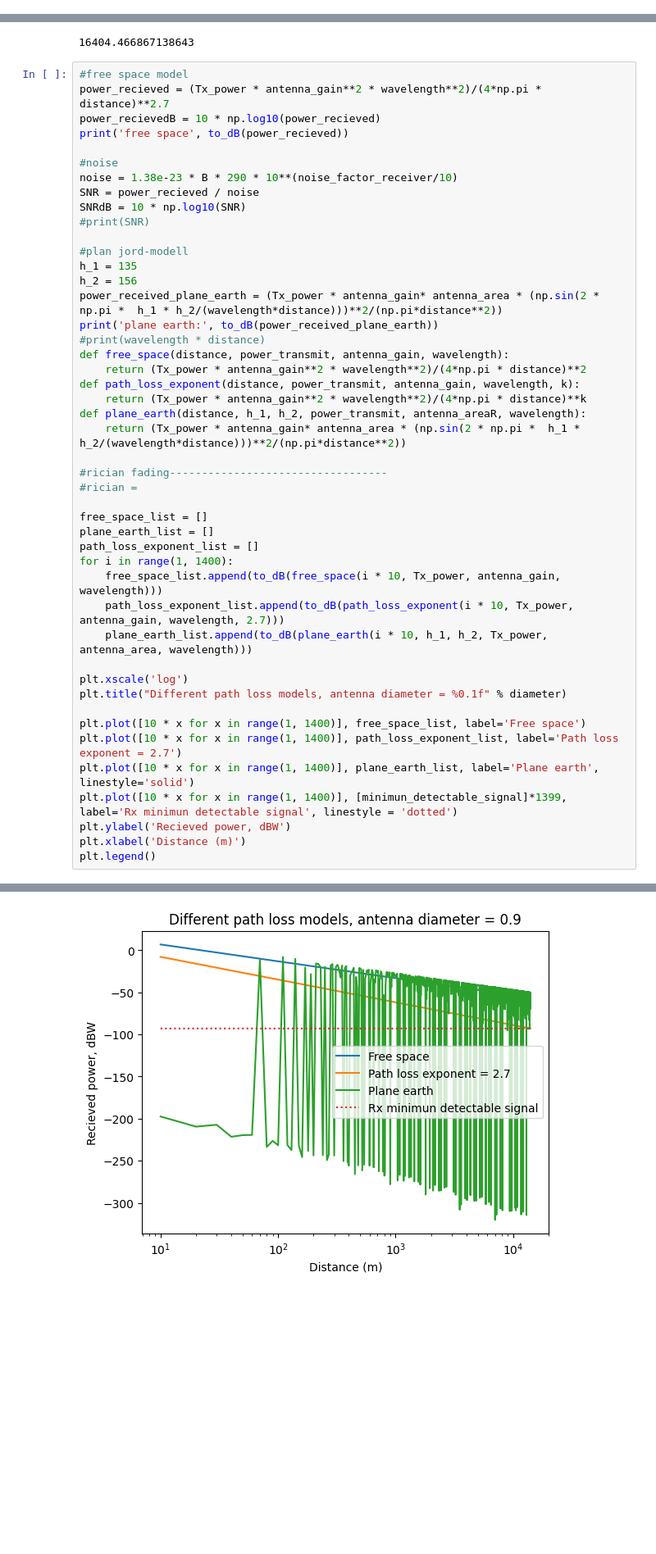
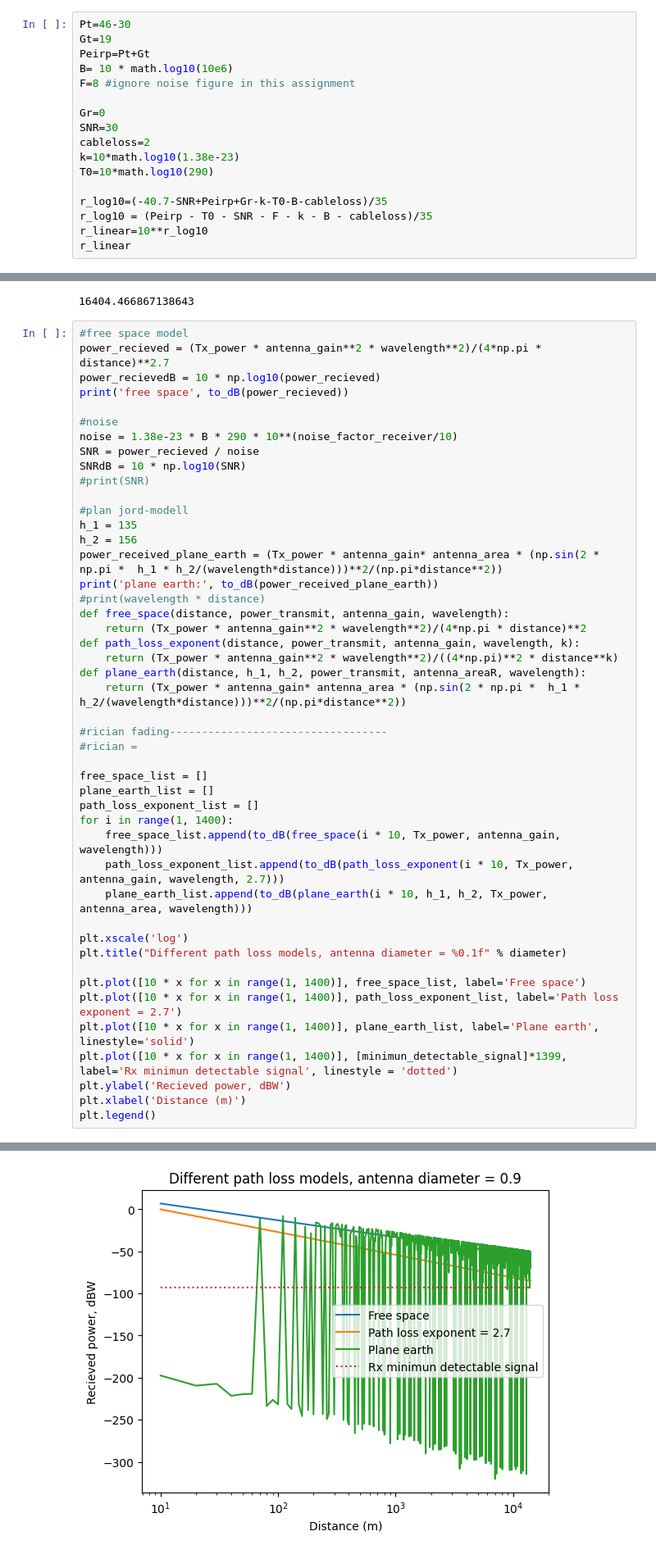
Before and after one commit to Joinatan/wireless_systems, a Jupyter notebook: link_budget/case_stude1.ipynb, the cells around one changed output, grey strips where cells are left out. Shown: that part at 82% size. Cells and saved outputs as stored; diff of their text form; blank space fills up the shorter version.

```diff
--- a/link_budget/case_stude1.ipynb
+++ b/link_budget/case_stude1.ipynb
@@ -113 +116,18 @@ print(r)
 332.8178014210799
+# %%
+Pt=46-30
+Gt=19
+Peirp=Pt+Gt
+B= 10 * math.log10(10e6)
+F=8 #ignore noise figure in this assignment
+
+Gr=0
+SNR=30
+cableloss=2
+k=10*math.log10(1.38e-23)
+T0=10*math.log10(290)
+
+r_log10=(-40.7-SNR+Peirp+Gr-k-T0-B-cableloss)/35
+r_log10 = (Peirp - T0 - SNR - F - k - B - cableloss)/35
+r_linear=10**r_log10
+r_linear
@@ -164,33 +186,33 @@ print('plane earth:', to_dB(power_received_plane_earth))
 def free_space(distance, power_transmit, antenna_gain, wavelength):
     return (Tx_power * antenna_gain**2 * wavelength**2)/(4*np.pi * distance)**2
 def path_loss_exponent(distance, power_transmit, antenna_gain, wavelength, k):
-    return (Tx_power * antenna_gain**2 * wavelength**2)/(4*np.pi * distance)**k
+    return (Tx_power * antenna_gain**2 * wavelength**2)/((4*np.pi)**2 * distance**k)
 def plane_earth(distance, h_1, h_2, power_transmit, antenna_areaR, wavelength):
     return (Tx_power * antenna_gain* antenna_area * (np.sin(2 * np.pi *  h_1 * h_2/(wavelength*distance)))**2/(np.pi*distance**2))
 
 #rician fading----------------------------------
 #rician =
 
 free_space_list = []
 plane_earth_list = []
 path_loss_exponent_list = []
 for i in range(1, 1400):
     free_space_list.append(to_dB(free_space(i * 10, Tx_power, antenna_gain, wavelength)))
     path_loss_exponent_list.append(to_dB(path_loss_exponent(i * 10, Tx_power, antenna_gain, wavelength, 2.7)))
     plane_earth_list.append(to_dB(plane_earth(i * 10, h_1, h_2, Tx_power, antenna_area, wavelength)))
 
 plt.xscale('log')
 plt.title("Different path loss models, antenna diameter = %0.1f" % diameter)
 
 plt.plot([10 * x for x in range(1, 1400)], free_space_list, label='Free space')
 plt.plot([10 * x for x in range(1, 1400)], path_loss_exponent_list, label='Path loss exponent = 2.7')
 plt.plot([10 * x for x in range(1, 1400)], plane_earth_list, label='Plane earth', linestyle='solid')
 plt.plot([10 * x for x in range(1, 1400)], [minimun_detectable_signal]*1399, label='Rx minimun detectable signal', linestyle = 'dotted')
 plt.ylabel('Recieved power, dBW')
 plt.xlabel('Distance (m)')
 plt.legend()
 # %% [output]
 free space -91.08034256542142
 plane earth: -49.24687837075331
 <matplotlib.legend.Legend at 0x...>
-[figure, old version]
+[figure, new version]
```
Also changed, not shown: parts of 12 cells of this notebook, 1 other file.
